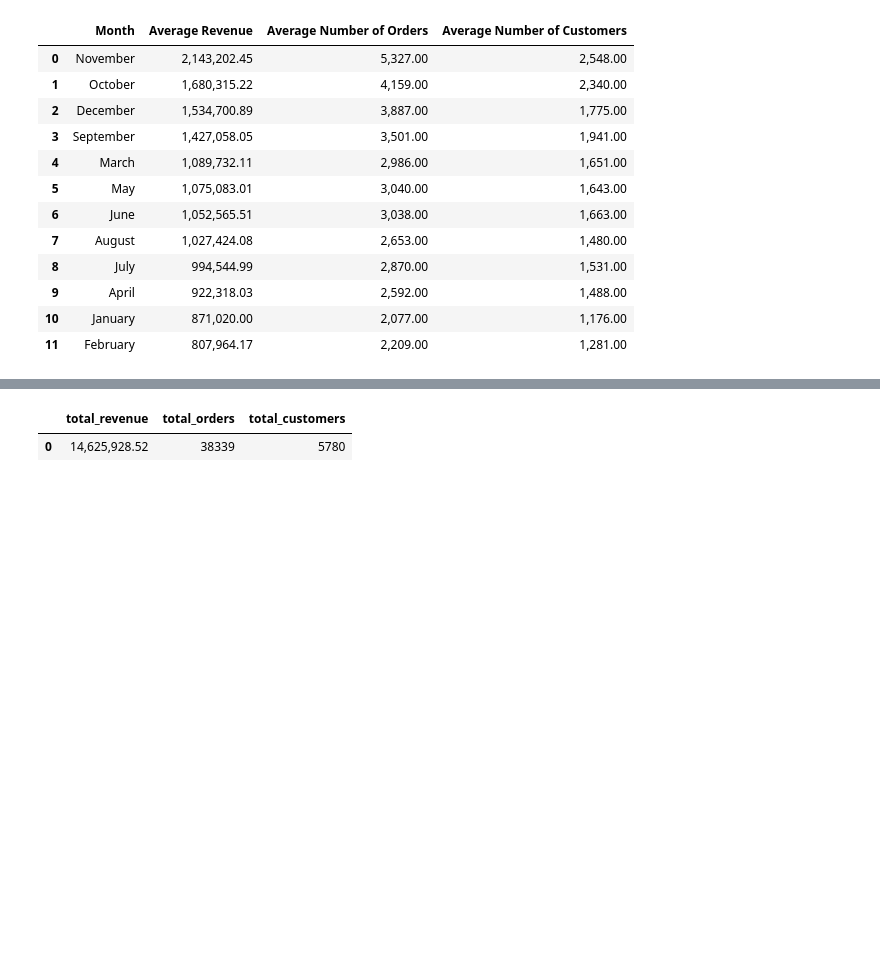
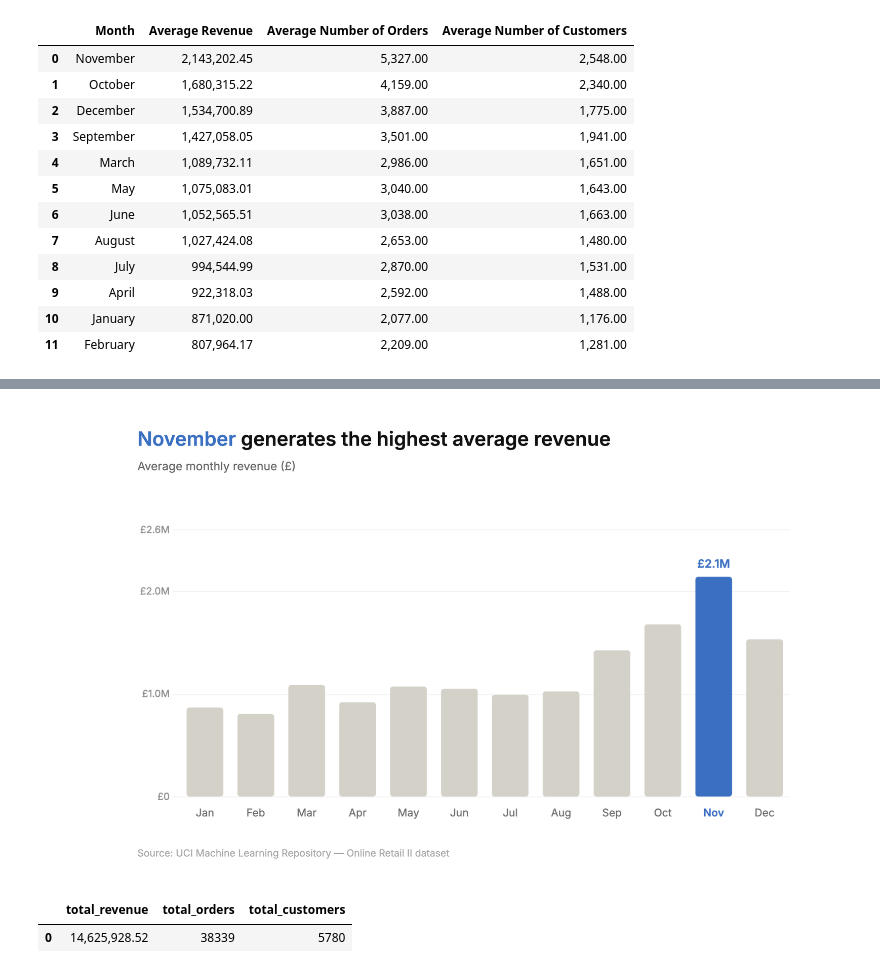
Before and after one commit to Hahm7/online_retail_analysis, a Jupyter notebook: notebooks/analysis.ipynb, the cells around one changed output, grey strips where cells are left out. Drawn from its saved outputs; the diff is of its cells as text; code cells hidden in the pictures; blank space fills up the shorter version.

```diff
--- a/notebooks/analysis.ipynb
+++ b/notebooks/analysis.ipynb
@@ -116,6 +116,11 @@ from IPython.display import IFrame
 IFrame('../docs/img/average_monthly_revenue_chart.html', width=900, height=520)
 # %% [output]
 [interactive output not drawn]
+# %%
+from IPython.display import Image
+Image('../docs/img/average_monthly_revenue_chart.png')
+# %% [output]
+[figure, added]
 # %%
 totals = con.execute("""
     SELECT
```
Also changed, not shown: parts of 5 cells of this notebook, 6 other files.
